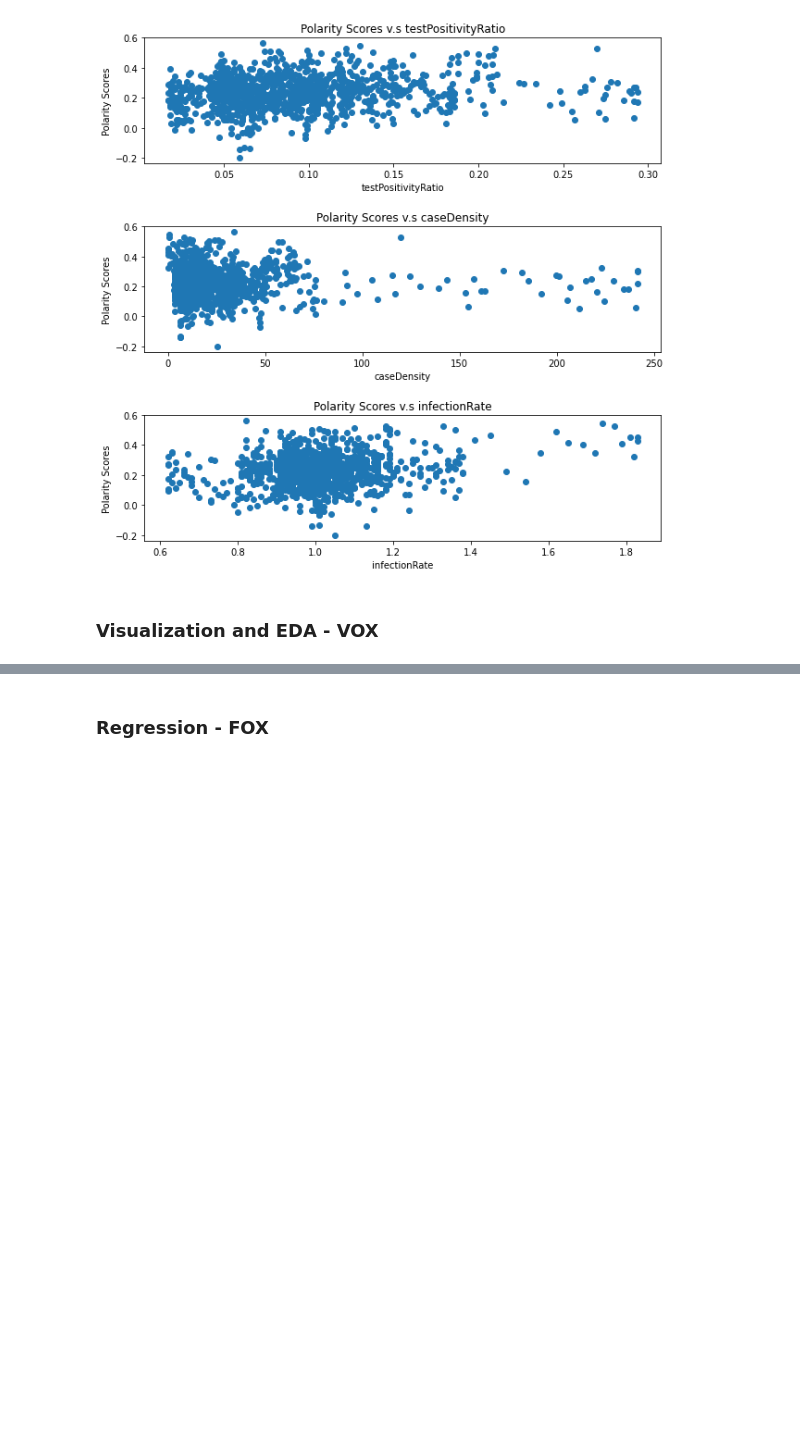
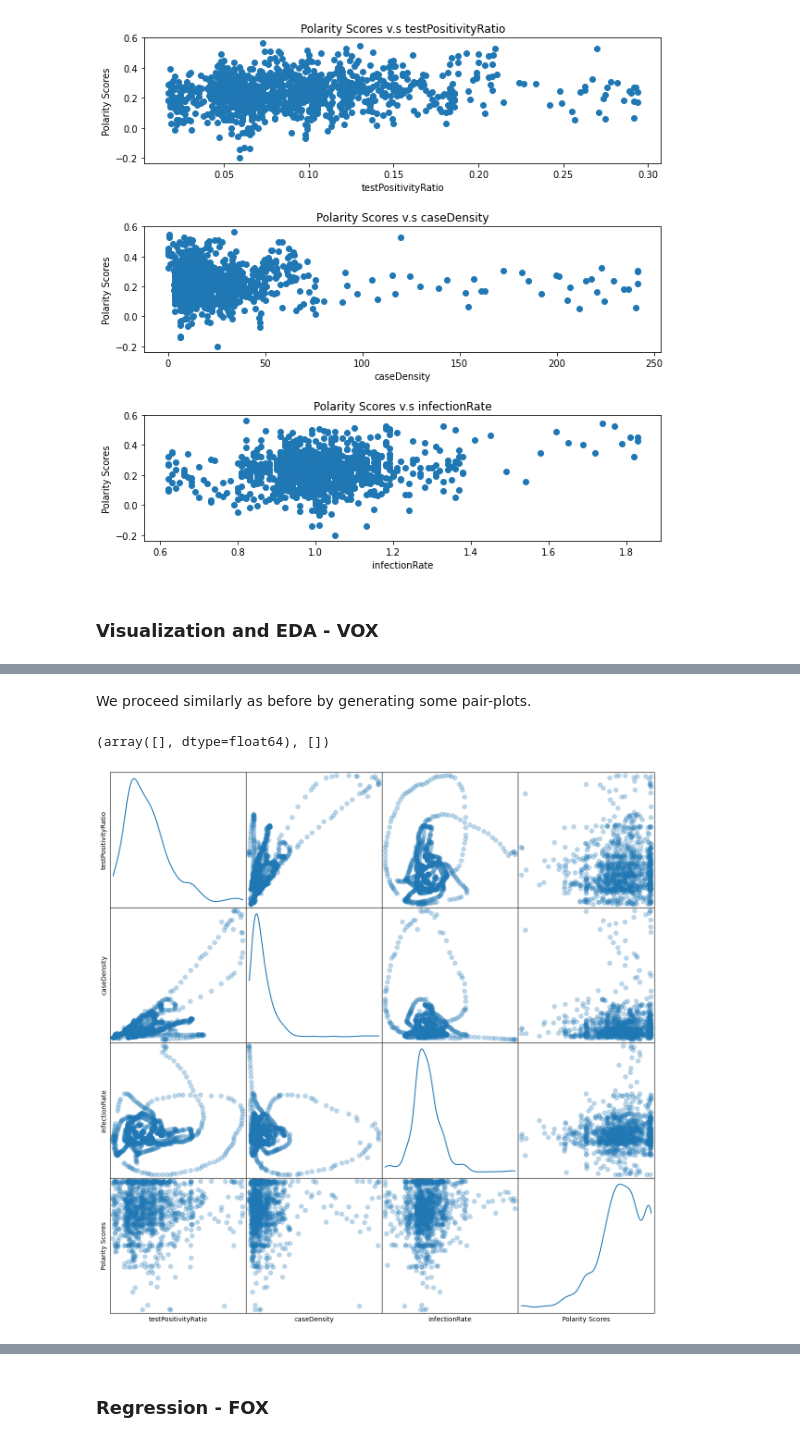
Before and after one commit to TekinGunasar/naan, a Jupyter notebook: John's Section,Clean Format.ipynb, the cells around one changed output, grey strips where cells are left out. Saved outputs shown, nothing was run; the diff lists cells and outputs as text; code cells hidden in the pictures; blank space fills up the shorter version.

```diff
--- a/John's Section,Clean Format.ipynb
+++ b/John's Section,Clean Format.ipynb
@@ -384,0 +678,14 @@ proportion_matching/len(covid_data_table.index)
+# %%
+# Sanity Check
+proportion_matching = 0
+
+for i in range(len(covid_data_table.index)):
+
+        cur_date = covid_data_table.iloc[i].values[-2]
+        cur_ps = covid_data_table.iloc[i].values[-1]
+
+        compared_ps = vox_grouped[cur_date]
+
+        proportion_matching += cur_ps == compared_ps
+
+proportion_matching/len(covid_data_table.index)
@@ -470,0 +796,2 @@ for i in range(len(predictors)):
+# %%
+covid_data_table.drop(['date', 'infectionRateCI90', 'weeklyNewCasesPer100k'], axis=1, inplace=True)
@@ -470,0 +807,17 @@ for i in range(len(predictors)):
+# %% [markdown]
+We proceed similarly as before by generating some pair-plots.
+# %%
+# Plot the pair plots
+vox_pair_plots = pd.plotting.scatter_matrix(covid_data_table,figsize=(15,15),marker='o',
+                                            hist_kwds={'bins': 20}, s=60, alpha=.3,diagonal='kde')
+
+for subaxis in vox_pair_plots:
+    for ax in subaxis:
+        ax.xaxis.set_ticks([])
+        ax.yaxis.set_ticks([])
+
+plt.xticks(fontsize=5)
+plt.yticks(fontsize=5)
+# %% [output]
+(array([], dtype=float64), [])
+[figure, added]
```
Also changed, not shown: parts of 42 cells of this notebook, 1 other file.
